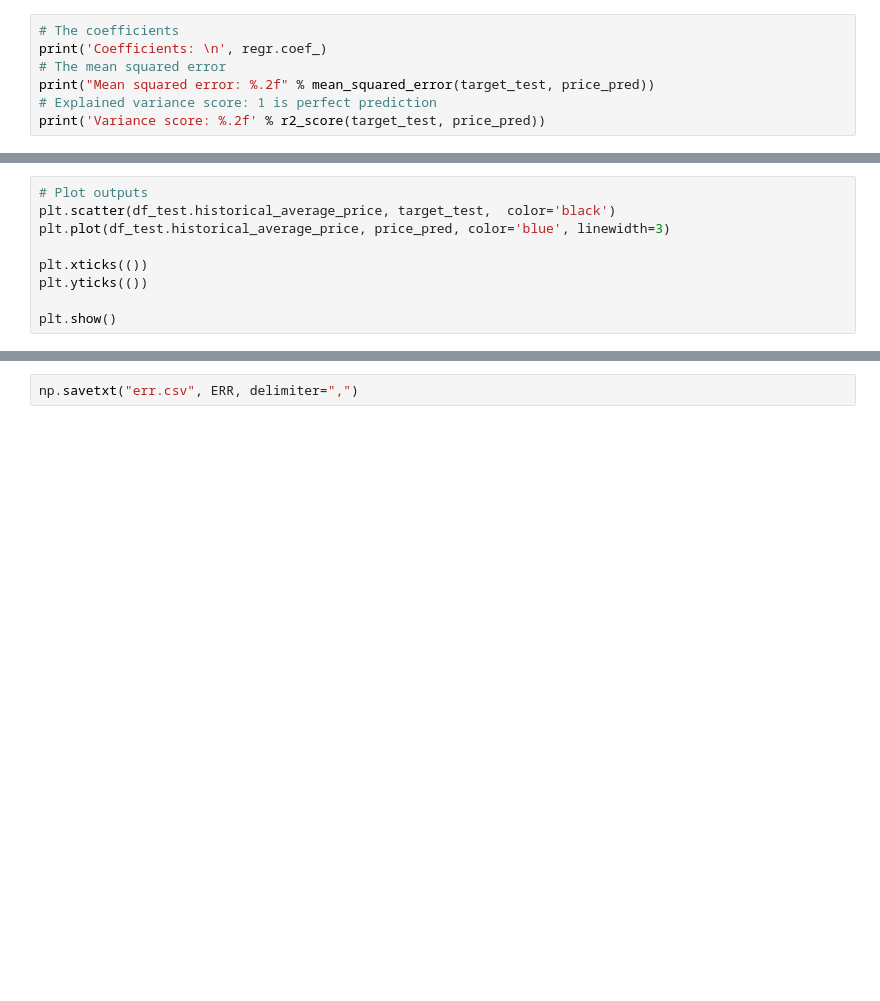
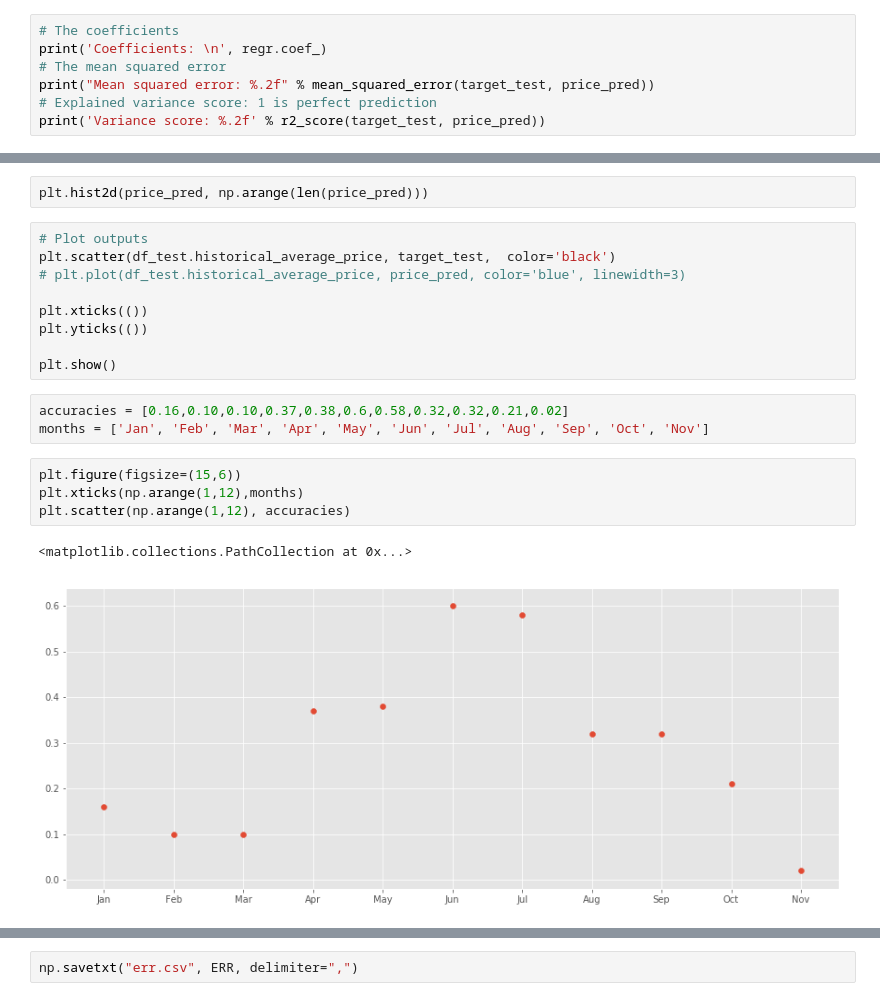
Before and after one commit to arpit-garg/ComEd-Electricity-Price-Prediction, a Jupyter notebook: ComEd_Price_Prediction.ipynb, the cells around one changed output, grey strips where cells are left out. Saved outputs shown, nothing was run; the diff lists cells and outputs as text; blank space fills up the shorter version.

```diff
--- a/ComEd_Price_Prediction.ipynb
+++ b/ComEd_Price_Prediction.ipynb
@@ -298,9 +306,21 @@ print('Variance score: %.2f' % r2_score(target_test, price_pred))
+# %%
+plt.hist2d(price_pred, np.arange(len(price_pred)))
 # %%
 # Plot outputs
 plt.scatter(df_test.historical_average_price, target_test,  color='black')
-plt.plot(df_test.historical_average_price, price_pred, color='blue', linewidth=3)
+# plt.plot(df_test.historical_average_price, price_pred, color='blue', linewidth=3)
 
 plt.xticks(())
 plt.yticks(())
 
 plt.show()
+# %%
+accuracies = [0.16,0.10,0.10,0.37,0.38,0.6,0.58,0.32,0.32,0.21,0.02]
+months = ['Jan', 'Feb', 'Mar', 'Apr', 'May', 'Jun', 'Jul', 'Aug', 'Sep', 'Oct', 'Nov']
+# %%
+plt.figure(figsize=(15,6))
+plt.xticks(np.arange(1,12),months)
+plt.scatter(np.arange(1,12), accuracies)
+# %% [output]
+<matplotlib.collections.PathCollection at 0x...>
+[figure, added]
```
Also changed, not shown: parts of 38 cells of this notebook, 1 other file.
